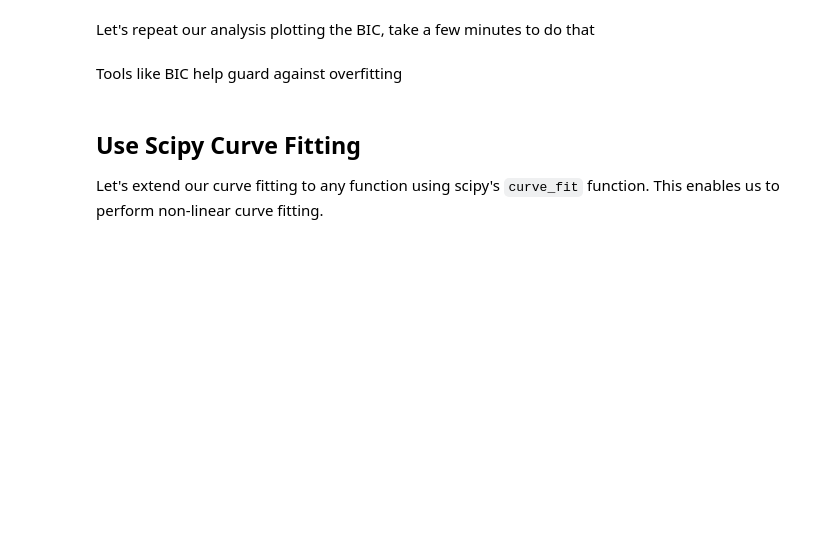
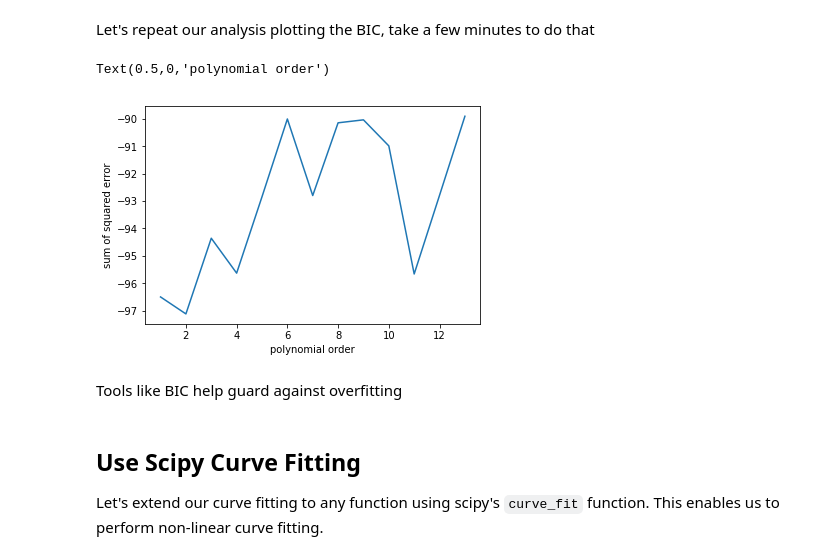
Before and after one commit to GT-IDEaS/SkillsWorkshop2018, a Jupyter notebook: Week02/recitation.ipynb, the cells around one changed output. Saved outputs shown, nothing was run; the diff lists cells and outputs as text; code cells hidden in the pictures; blank space fills up the shorter version.

```diff
--- a/Week02/recitation.ipynb
+++ b/Week02/recitation.ipynb
@@ -265,13 +366,21 @@ print(h)
 # %% [markdown]
 Let's repeat our analysis plotting the BIC, take a few minutes to do that
-# %%
-BIC = []
-poly_range = range(1,14)
-
-
-plt.plot(range(1,17),BIC)
-plt.ylabel('sum of squared error')
-plt.xlabel('polynomial order')
+# %%
+BICa = []
+poly_range = range(1,14)
+
+for coef in poly_range:
+    coefficients = np.polyfit(x, y, coef) #find the coefficients
+    p = np.poly1d(coefficients)#pass the coefficients into np.poly1d to make a function
+    t = np.linspace(0, 1, 200)
+    BICa.append(BIC(y,p(x),coef))
+
+plt.plot(poly_range,BICa)
+plt.ylabel('sum of squared error')
+plt.xlabel('polynomial order')
+# %% [output]
+Text(0.5,0,'polynomial order')
+[figure, added]
 # %% [markdown]
 Tools like BIC help guard against overfitting
 # %% [markdown]
```
Also changed, not shown: parts of 14 cells of this notebook, 2 other files.
